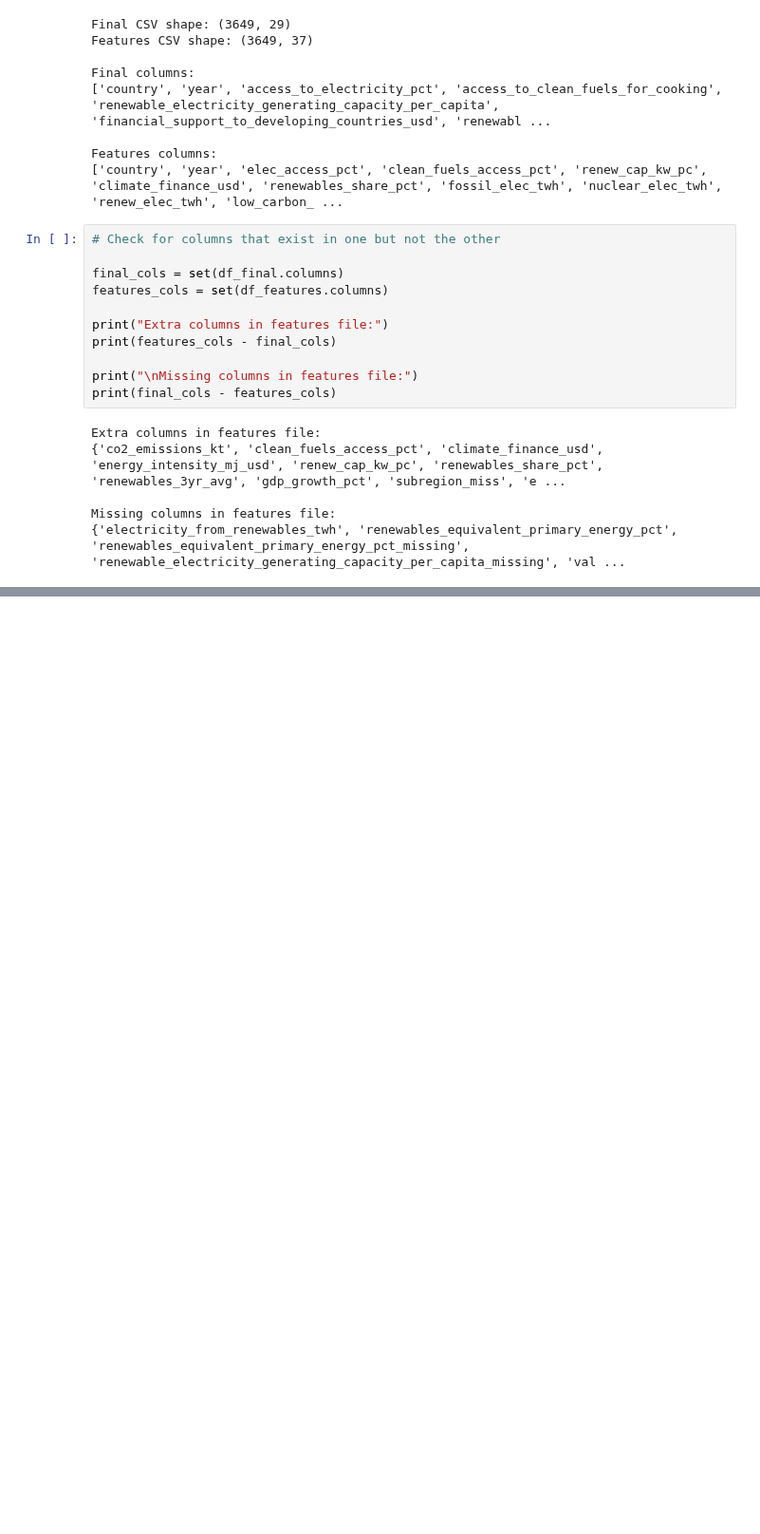
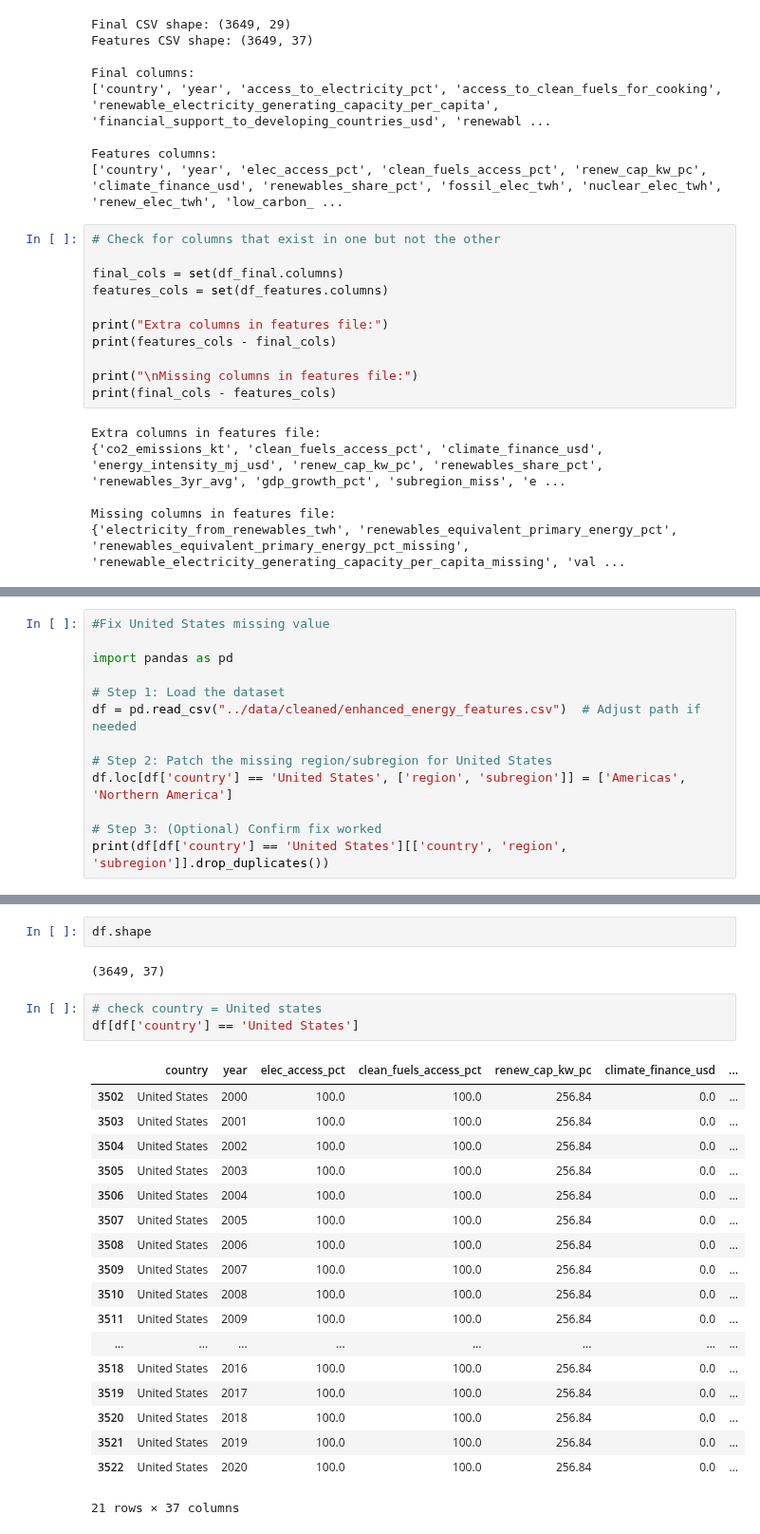
Before and after one commit to SelinaFischer/climate_tipping_points, a Jupyter notebook: jupyter_notebooks/1. etl_data_prep.ipynb, the cells around one changed output, grey strips where cells are left out. Shown at 95% size. Cells and saved outputs as stored; diff of their text form; blank space fills up the shorter version.

Commit message:
fix usa missing value

```diff
--- a/jupyter_notebooks/1. etl_data_prep.ipynb
+++ b/jupyter_notebooks/1. etl_data_prep.ipynb
@@ -1094,0 +1093,13 @@ Missing columns in features file:
+# %%
+#Fix United States missing value
+
+import pandas as pd
+
+# Step 1: Load the dataset
+df = pd.read_csv("../data/cleaned/enhanced_energy_features.csv")  # Adjust path if needed
+
+# Step 2: Patch the missing region/subregion for United States
+df.loc[df['country'] == 'United States', ['region', 'subregion']] = ['Americas', 'Northern America']
+
+# Step 3: (Optional) Confirm fix worked
+print(df[df['country'] == 'United States'][['country', 'region', 'subregion']].drop_duplicates())
@@ -1094,0 +1123,26 @@ Missing columns in features file:
+# %%
+df.shape
+# %% [output]
+(3649, 37)
+# %%
+# check country = United states
+df[df['country'] == 'United States']
+# %% [output]
+|  | country | year | elec_access_pct | clean_fuels_access_pct | renew_cap_kw_pc | climate_finance_usd | ... |
+| 3502 | United States | 2000 | 100.0 | 100.0 | 256.84 | 0.0 | ... |
+| 3503 | United States | 2001 | 100.0 | 100.0 | 256.84 | 0.0 | ... |
+| 3504 | United States | 2002 | 100.0 | 100.0 | 256.84 | 0.0 | ... |
+| 3505 | United States | 2003 | 100.0 | 100.0 | 256.84 | 0.0 | ... |
+| 3506 | United States | 2004 | 100.0 | 100.0 | 256.84 | 0.0 | ... |
+| 3507 | United States | 2005 | 100.0 | 100.0 | 256.84 | 0.0 | ... |
+| 3508 | United States | 2006 | 100.0 | 100.0 | 256.84 | 0.0 | ... |
+| 3509 | United States | 2007 | 100.0 | 100.0 | 256.84 | 0.0 | ... |
+| 3510 | United States | 2008 | 100.0 | 100.0 | 256.84 | 0.0 | ... |
+| 3511 | United States | 2009 | 100.0 | 100.0 | 256.84 | 0.0 | ... |
+| ... | ... | ... | ... | ... | ... | ... | ... |
+| 3518 | United States | 2016 | 100.0 | 100.0 | 256.84 | 0.0 | ... |
+| 3519 | United States | 2017 | 100.0 | 100.0 | 256.84 | 0.0 | ... |
+| 3520 | United States | 2018 | 100.0 | 100.0 | 256.84 | 0.0 | ... |
+| 3521 | United States | 2019 | 100.0 | 100.0 | 256.84 | 0.0 | ... |
+| 3522 | United States | 2020 | 100.0 | 100.0 | 256.84 | 0.0 | ... |
+21 rows × 37 columns
```
Also changed, not shown: parts of 5 cells of this notebook, 2 other files.
